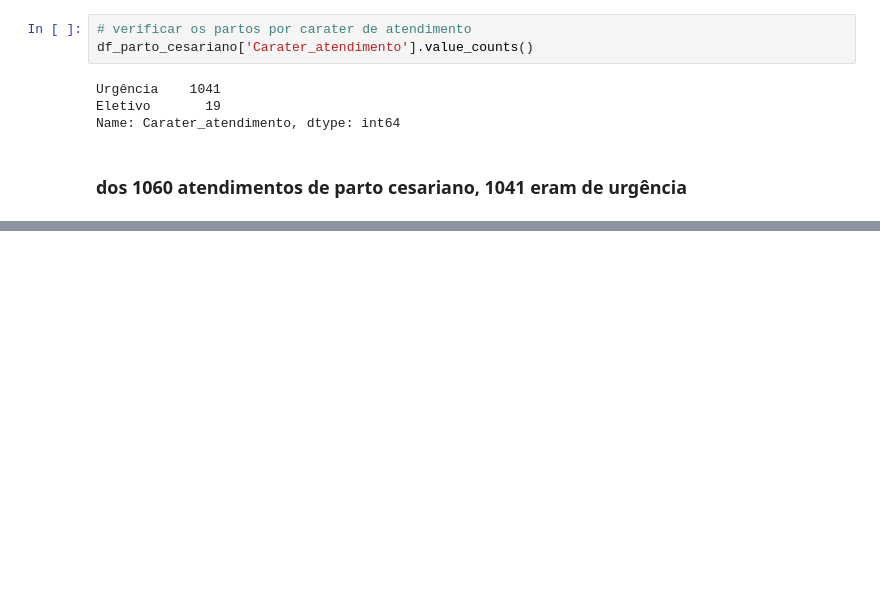
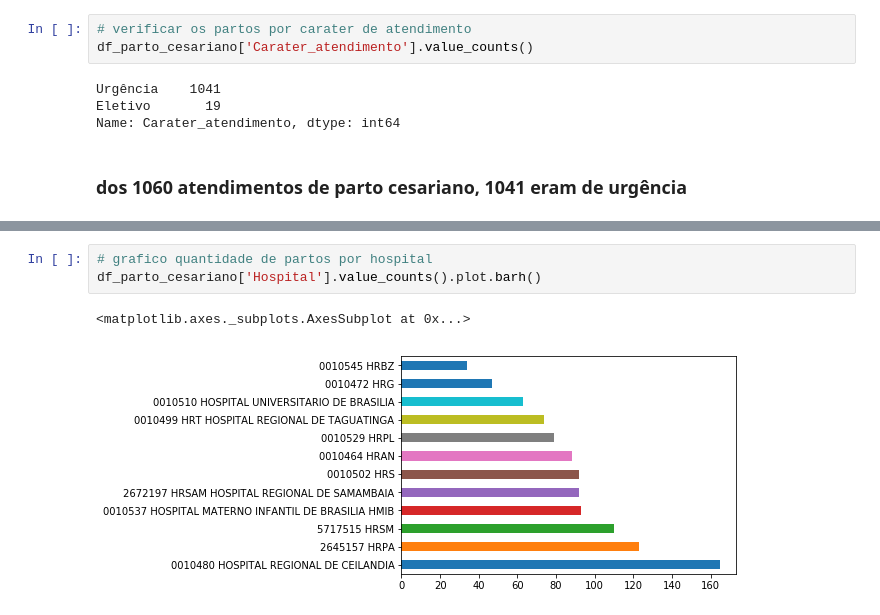
Before and after one commit to Jandersolutions/DataScience, a Jupyter notebook: csv_cirurgias.ipynb, the cells around one changed output, grey strips where cells are left out. Saved outputs shown, nothing was run; the diff lists cells and outputs as text; blank space fills up the shorter version.

```diff
--- a/csv_cirurgias.ipynb
+++ b/csv_cirurgias.ipynb
@@ -447,0 +474,6 @@ Name: Carater_atendimento, dtype: int64
+# %%
+# grafico quantidade de partos por hospital
+df_parto_cesariano['Hospital'].value_counts().plot.barh()
+# %% [output]
+<matplotlib.axes._subplots.AxesSubplot at 0x...>
+[figure, added]
```
Also changed, not shown: parts of 6 cells of this notebook.
